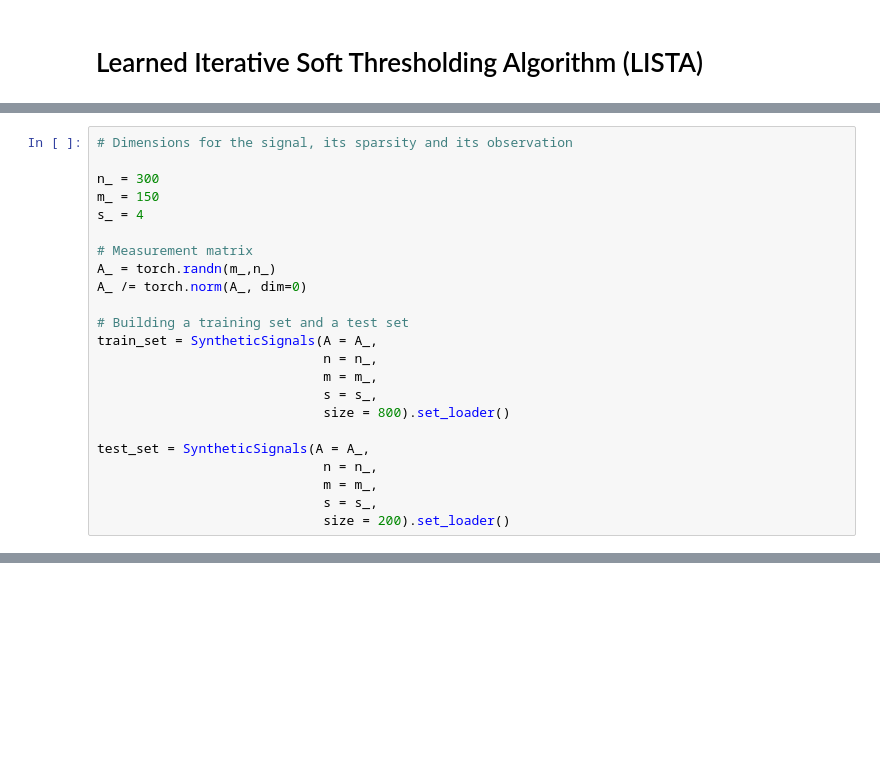
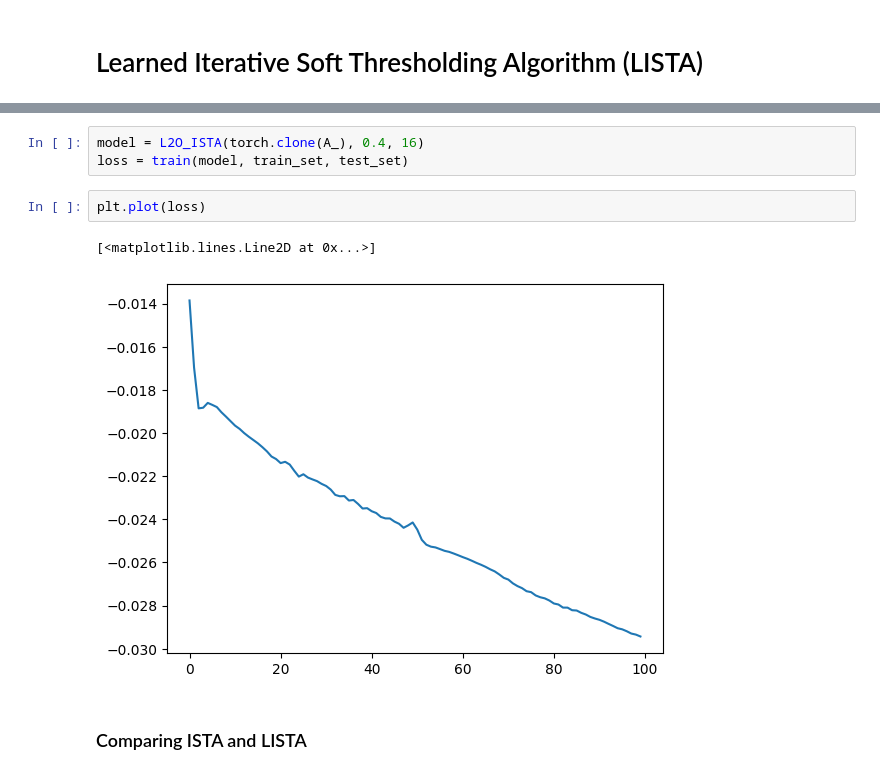
Before and after one commit to LeoDiNino97/NonconvexSparseLearningUnrolledSCA, a Jupyter notebook: Sparse analysis/ISTA_LISTA.ipynb, the cells around one changed output, grey strips where cells are left out. Saved outputs shown, nothing was run; the diff lists cells and outputs as text; blank space fills up the shorter version.

```diff
--- a/Sparse analysis/ISTA_LISTA.ipynb
+++ b/Sparse analysis/ISTA_LISTA.ipynb
@@ -464,23 +415,0 @@ class SyntheticSignals():
-# %%
-# Dimensions for the signal, its sparsity and its observation
-
-n_ = 300
-m_ = 150
-s_ = 4
-
-# Measurement matrix
-A_ = torch.randn(m_,n_)
-A_ /= torch.norm(A_, dim=0)
-
-# Building a training set and a test set
-train_set = SyntheticSignals(A = A_,
-                             n = n_,
-                             m = m_,
-                             s = s_,
-                             size = 800).set_loader()
-
-test_set = SyntheticSignals(A = A_,
-                             n = n_,
-                             m = m_,
-                             s = s_,
-                             size = 200).set_loader()
@@ -646,0 +456,10 @@ tensor([[[1.]],
+# %%
+model = L2O_ISTA(torch.clone(A_), 0.4, 16)
+loss = train(model, train_set, test_set)
+# %%
+plt.plot(loss)
+# %% [output]
+[<matplotlib.lines.Line2D at 0x...>]
+[figure, added]
+# %% [markdown]
+### Comparing ISTA and LISTA
```
Also changed, not shown: parts of 46 cells of this notebook, 10 other files.
